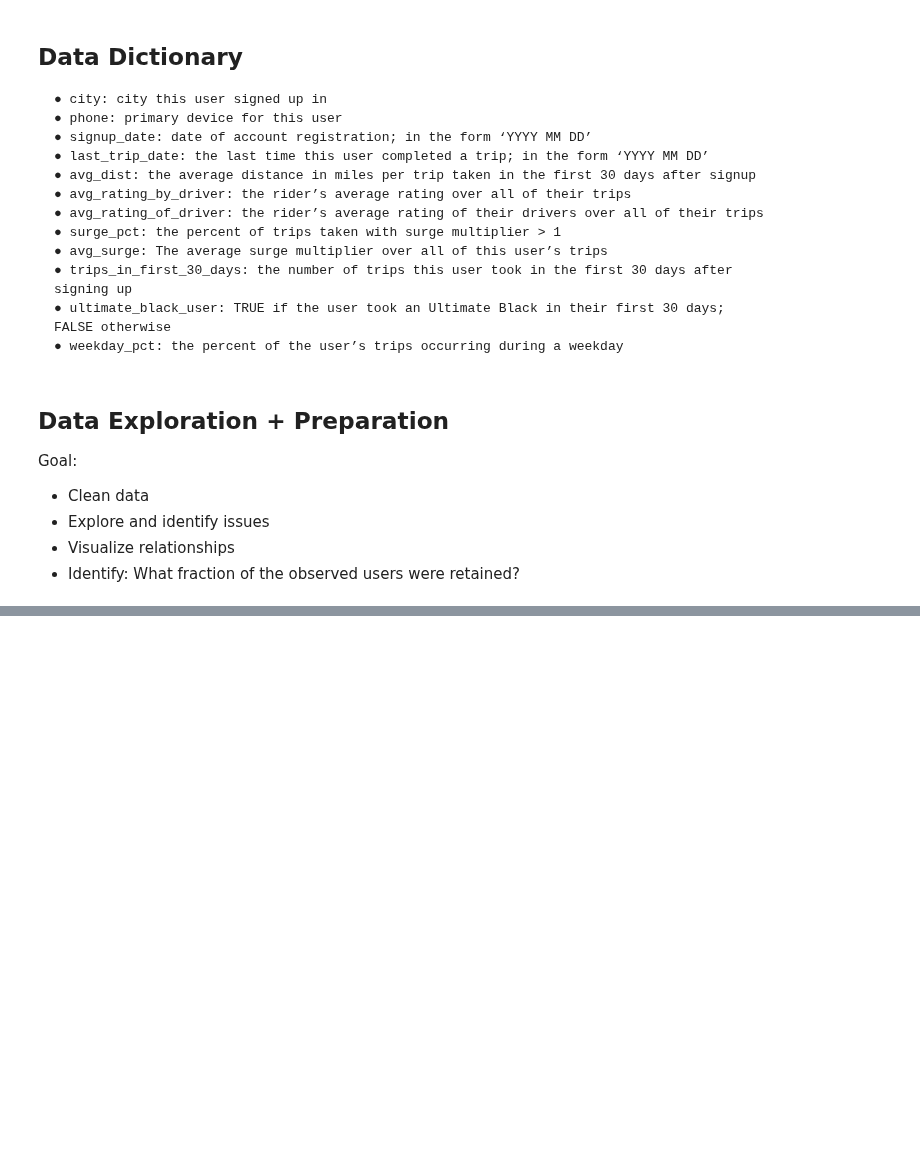
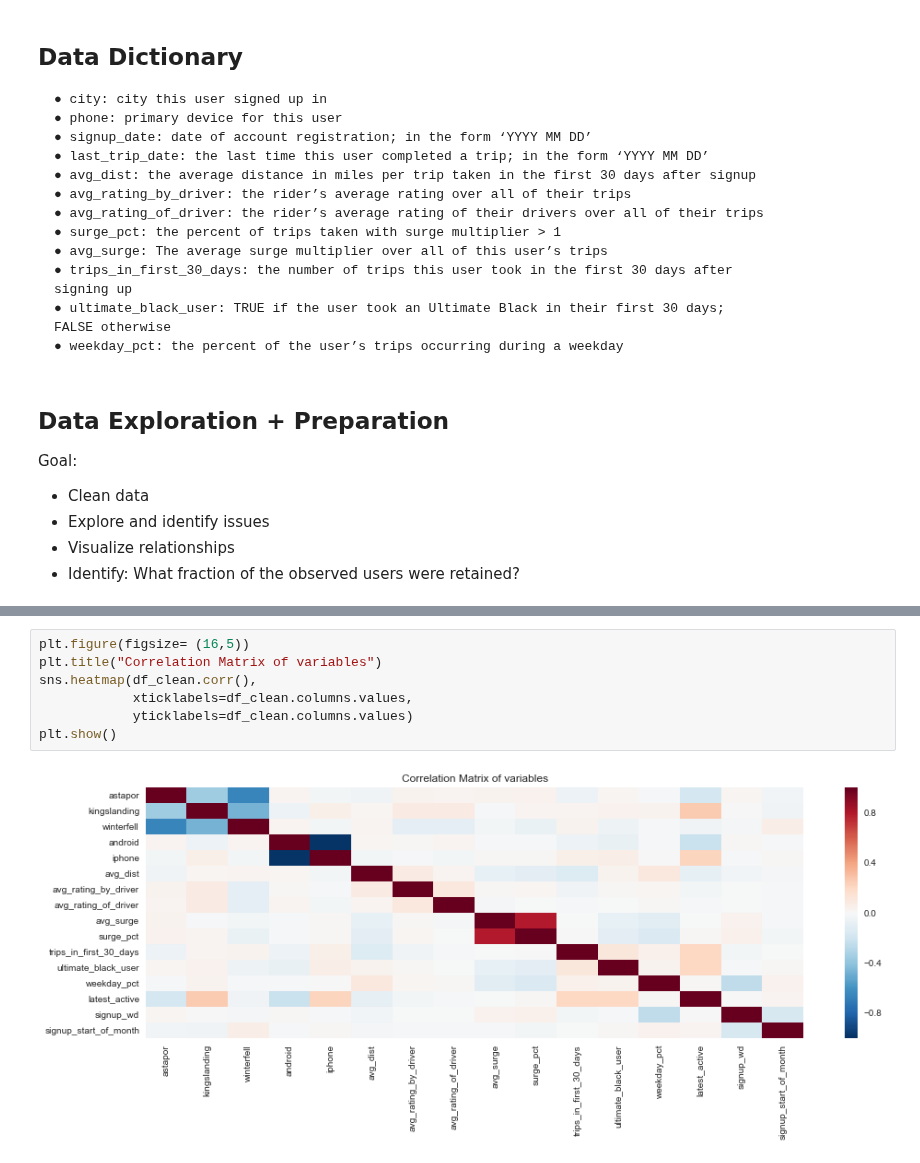
Before and after one commit to chrisgian/SB21.1-TakeHomeChallenges, a Jupyter notebook: A. Ultimate/Ultimate.ipynb, the cells around one changed output, grey strips where cells are left out. Saved outputs shown, nothing was run; the diff lists cells and outputs as text; blank space fills up the shorter version.

```diff
--- a/A. Ultimate/Ultimate.ipynb
+++ b/A. Ultimate/Ultimate.ipynb
@@ -389,0 +331,9 @@ X_train, X_test, y_train, y_test = train_test_split( X, y, test_size=0.33, rando
+# %%
+plt.figure(figsize= (16,5))
+plt.title("Correlation Matrix of variables")
+sns.heatmap(df_clean.corr(),
+            xticklabels=df_clean.columns.values,
+            yticklabels=df_clean.columns.values)
+plt.show()
+# %% [output]
+[figure, added]
```
Also changed, not shown: parts of 39 cells of this notebook.
